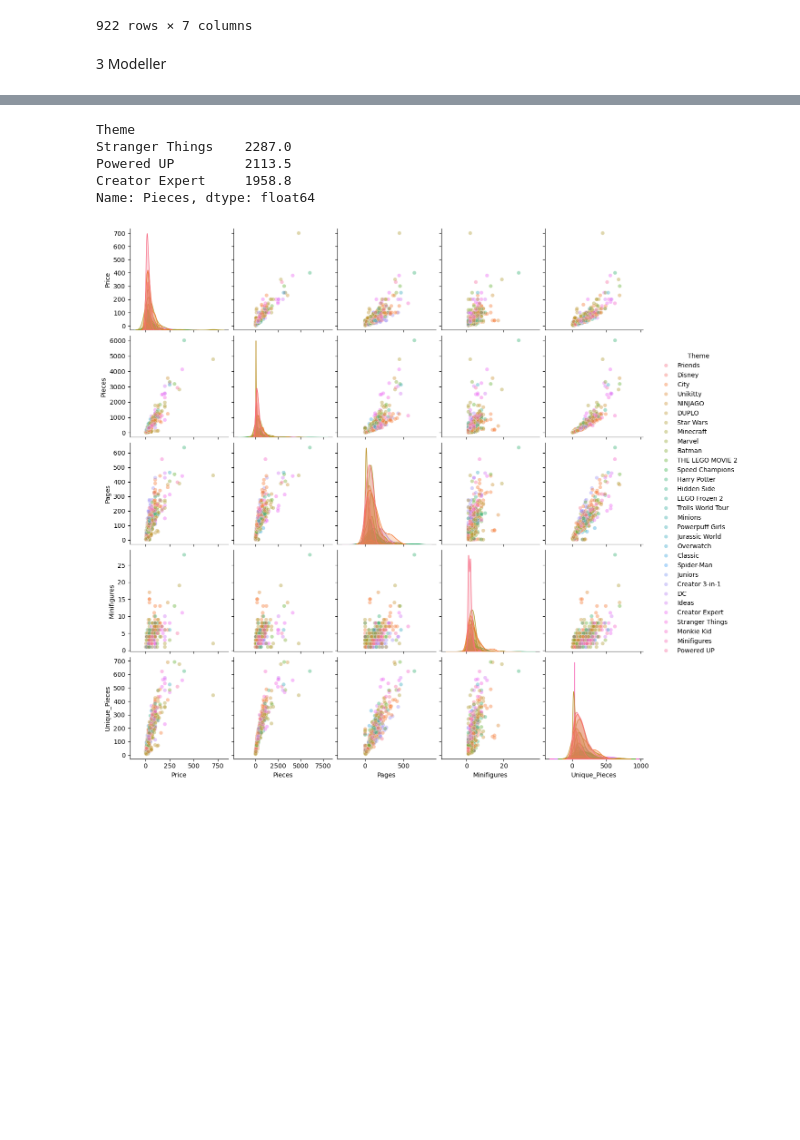
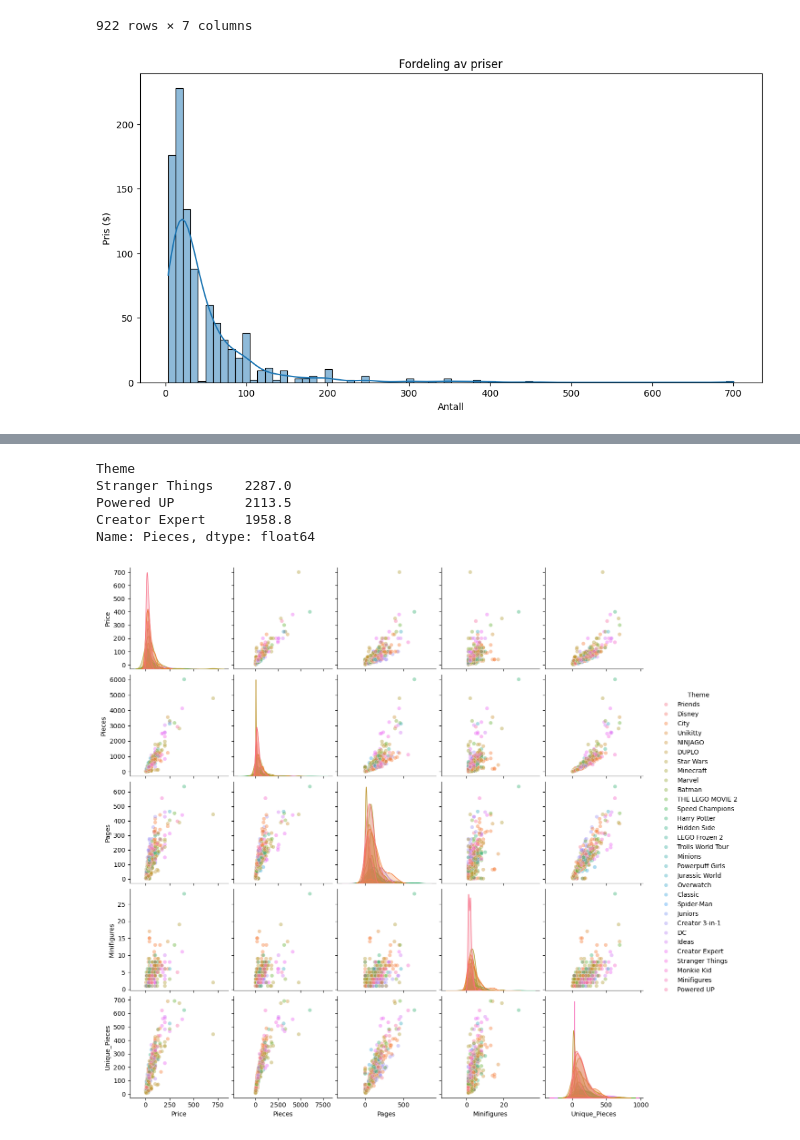
Before and after one commit to christianstensoe/ISTT1003-prosjekt-16, a Jupyter notebook: oppg1.ipynb, the cells around one changed output, grey strips where cells are left out. Saved outputs shown, nothing was run; the diff lists cells and outputs as text; code cells hidden in the pictures; blank space fills up the shorter version.

```diff
--- a/oppg1.ipynb
+++ b/oppg1.ipynb
@@ -91,6 +91,14 @@ df2
 | 1176 | Grand Piano | Ideas | 3662.0 | 349.99 | 564.0 | 345.0 | unknown |
 | 1177 | Lamborghini Sián FKP 37 | Technic | 3696.0 | 379.99 | 657.0 | 293.0 | regular |
 922 rows × 7 columns
-# %% [markdown]
-3 Modeller
+# %%
+# fordeling på pris
+plt.figure(figsize=(12, 6))
+sns.histplot(df2['Price'], kde=True)
+plt.title('Fordeling av priser')
+plt.ylabel('Pris ($)')
+plt.xlabel('Antall')
+plt.show()
+# %% [output]
+[figure, added]
 # %%
```
Also changed, not shown: parts of 7 cells of this notebook.
